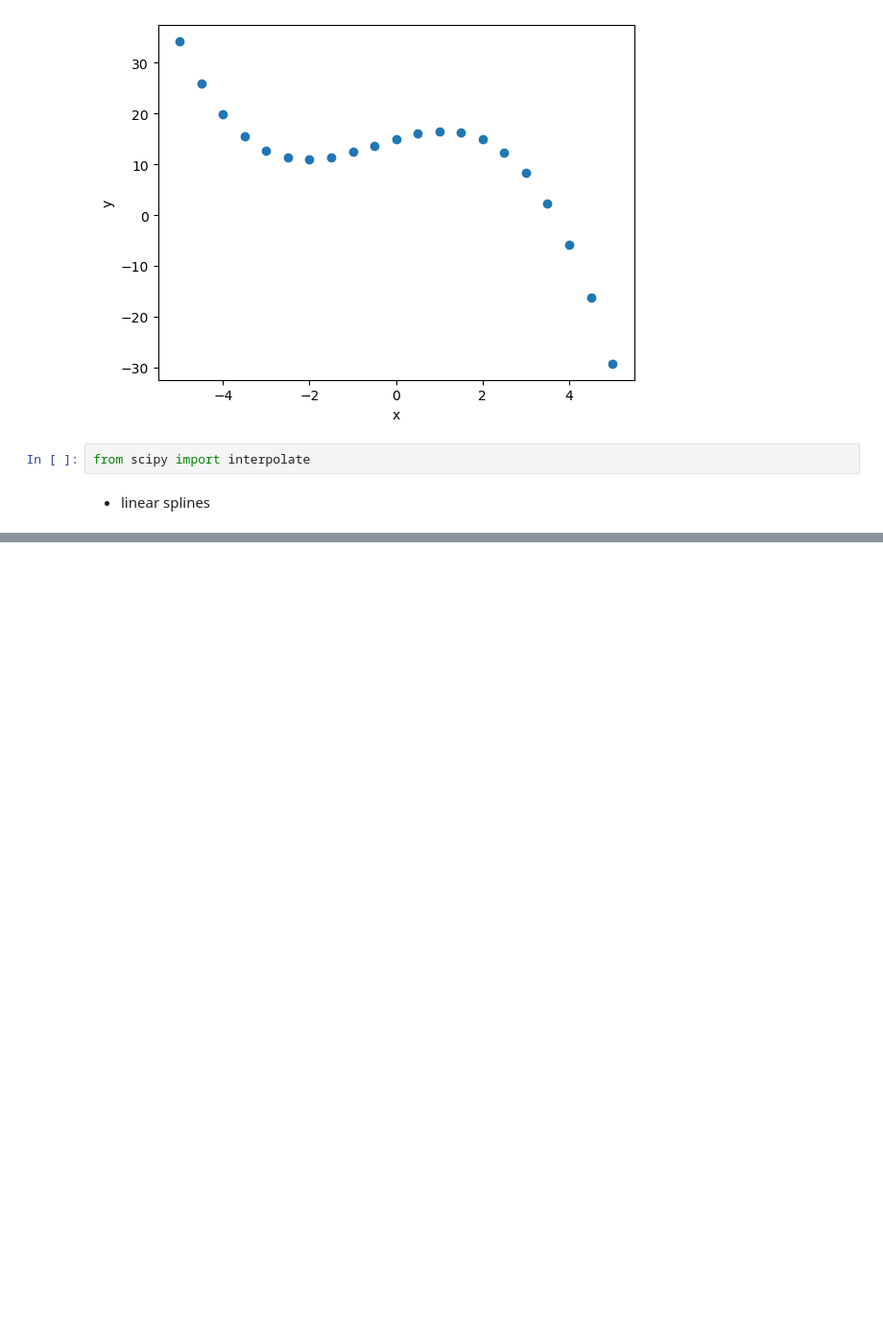
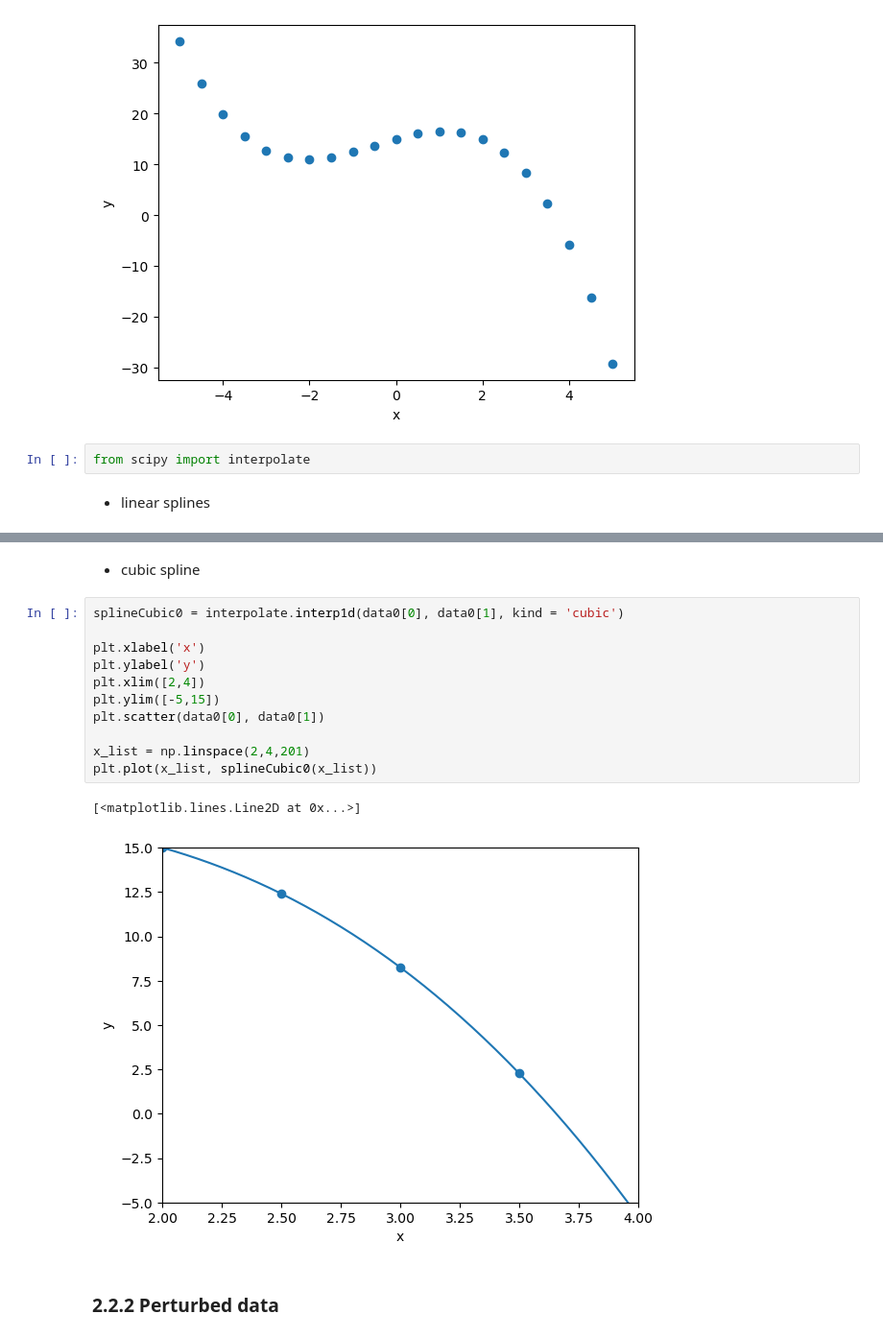
Before and after one commit to A-Hashemiann/Computational-Science, a Jupyter notebook: Computational-Physics/Taylor_Series.ipynb, the cells around one changed output, grey strips where cells are left out. Shown: that part at 96% size. Saved outputs shown, nothing was run; the diff lists cells and outputs as text; blank space fills up the shorter version.

```diff
--- a/Computational-Physics/Taylor_Series.ipynb
+++ b/Computational-Physics/Taylor_Series.ipynb
@@ -243,0 +268,18 @@ from scipy import interpolate
+# %% [markdown]
+- cubic spline
+# %%
+splineCubic0 = interpolate.interp1d(data0[0], data0[1], kind = 'cubic')
+
+plt.xlabel('x')
+plt.ylabel('y')
+plt.xlim([2,4])
+plt.ylim([-5,15])
+plt.scatter(data0[0], data0[1])
+
+x_list = np.linspace(2,4,201)
+plt.plot(x_list, splineCubic0(x_list))
+# %% [output]
+[<matplotlib.lines.Line2D at 0x...>]
+[figure, added]
+# %% [markdown]
+### 2.2.2 Perturbed data
```
Also changed, not shown: parts of 3 cells of this notebook.
